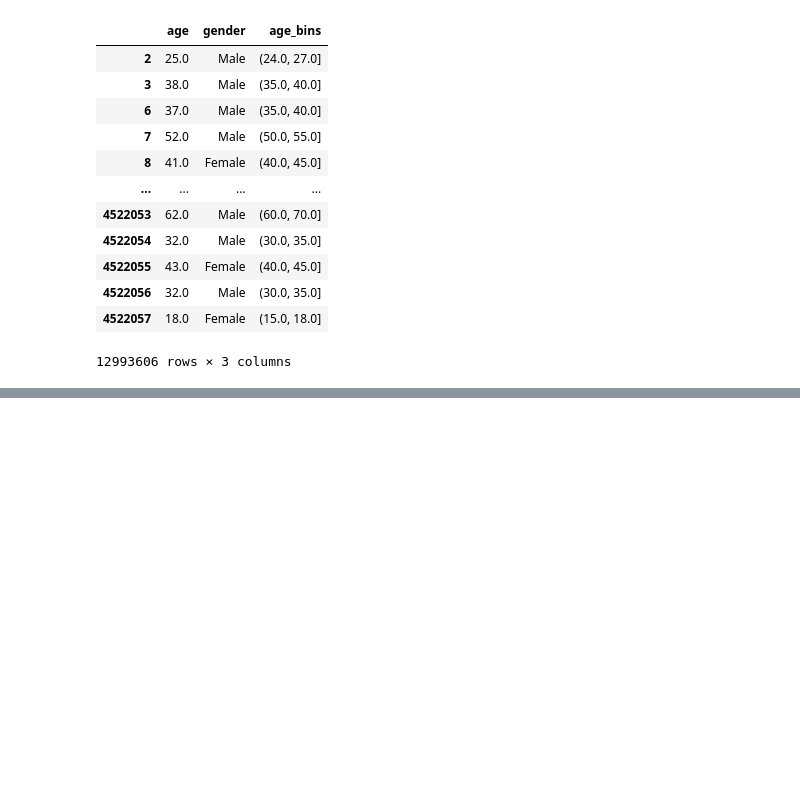
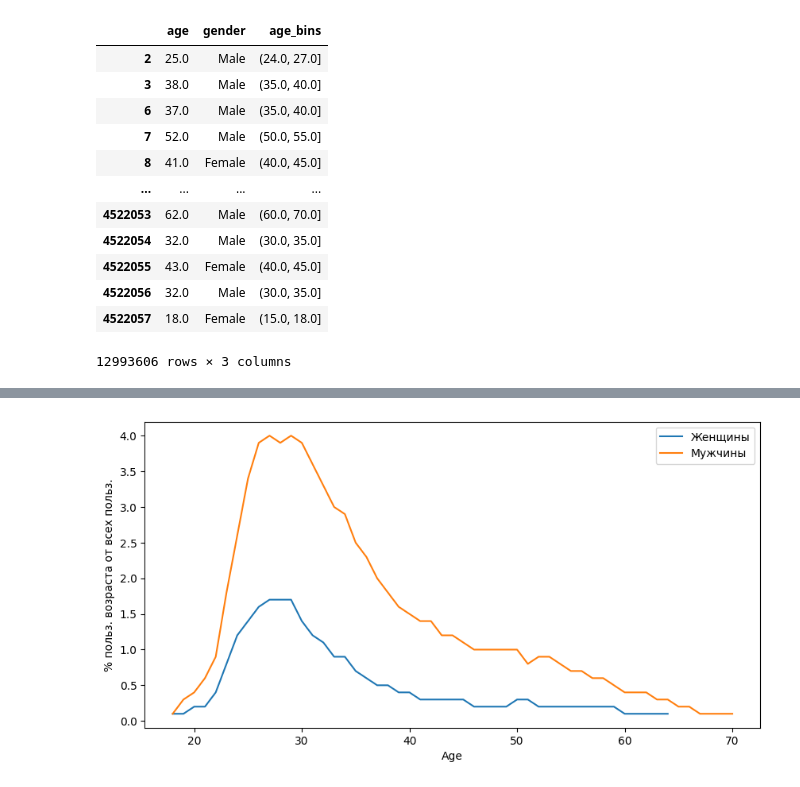
Before and after one commit to Konstantin-Kalug/yandex_bigdata_intensive, a Jupyter notebook: analyze_audience.ipynb, the cells around one changed output, grey strips where cells are left out. Drawn from its saved outputs; the diff is of its cells as text; code cells hidden in the pictures; blank space fills up the shorter version.

```diff
--- a/analyze_audience.ipynb
+++ b/analyze_audience.ipynb
@@ -279,0 +327,13 @@ plt.show()
+# %%
+from pyspark import SparkConf, SparkContext
+
+
+def parse(line):
+    info = line.split(',')
+    # float(info[-2]) - возраст
+    # float(info[-3]) - пол
+    return [((info[-3], info[-2]), 1)]
+
+
+conf = SparkConf().setAppName('test').setMaster('local')
+sc = SparkContext(conf=conf)
@@ -279,0 +345,36 @@ plt.show()
+# %%
+df0 = sc.textFile(f'data/src/{2013}/part-00000')
+for i in range(2014, 2020):
+    df0 = df0.union(sc.textFile(f'data/src/{i}/part-00000'))
+
+df0 = df0.flatMap(parse).filter(lambda tup: tup[0][0] != '' and tup[0][1] != '').\
+    map(lambda tup: ((tup[0][0], float(tup[0][1])), 1)).reduceByKey(lambda v1, v2: v1 + v2)\
+    .collect()
+summ = 0
+for i in df0:
+    summ += i[1]
+
+data = {'Gender': [], 'Age': [], 'Num': []}
+for i in df0:
+    perc = round(i[1] / summ * 100, 1)
+    if perc > 0:
+        data['Gender'].append(i[0][0])
+        data['Age'].append(i[0][1])
+        data['Num'].append(perc)
+
+"""from pprint import pprint
+pprint(data)
+print(summ)"""
+plt.figure(figsize=(10, 5))
+plt.ylabel('% польз. возраста от всех польз.')
+df3 = pd.DataFrame(data)
+df3_male = df3[df3['Gender'] == 'Male']
+df3_female = df3[df3['Gender'] == 'Female']
+df3_male = df3_male.groupby('Age')['Num'].sum()
+df3_female = df3_female.groupby('Age')['Num'].sum()
+df3_female.plot()
+df3_male.plot()
+plt.legend(['Женщины', 'Мужчины'])
+plt.show()
+# %% [output]
+[figure, added]
```
Also changed, not shown: parts of 19 cells of this notebook, 1 other file.
